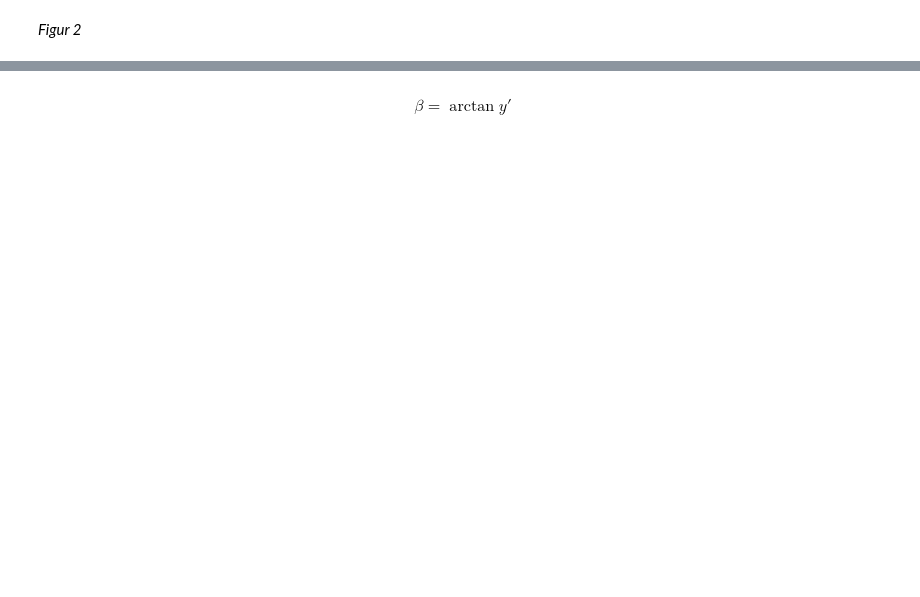
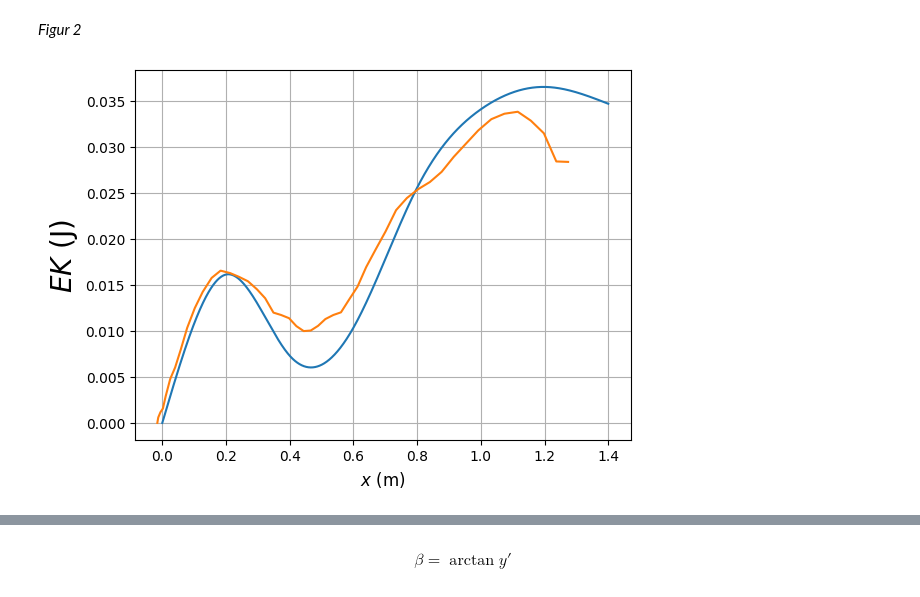
Before and after one commit to KSkrede/FysikkLab, a Jupyter notebook: FysikkLab.ipynb, the cells around one changed output, grey strips where cells are left out. Cells and saved outputs as stored; diff of their text form; code cells hidden in the pictures; blank space fills up the shorter version.

```diff
--- a/FysikkLab.ipynb
+++ b/FysikkLab.ipynb
@@ -145,2 +142,14 @@ plt.show()
 # %% [markdown]
 *Figur 2*
+# %%
+def kinetic_energy():
+    return 1/2 * M * v()**2 + 1/2 * I * (v()/R)**2
+
+plt.plot(x, kinetic_energy())
+plt.plot(x_data, ek_data)
+plt.xlabel('$x$ (m)', fontsize=12)
+plt.ylabel('$EK$ (J)', fontsize=20)
+plt.grid()
+plt.show()
+# %% [output]
+[figure, added]
```
Also changed, not shown: parts of 13 cells of this notebook.
